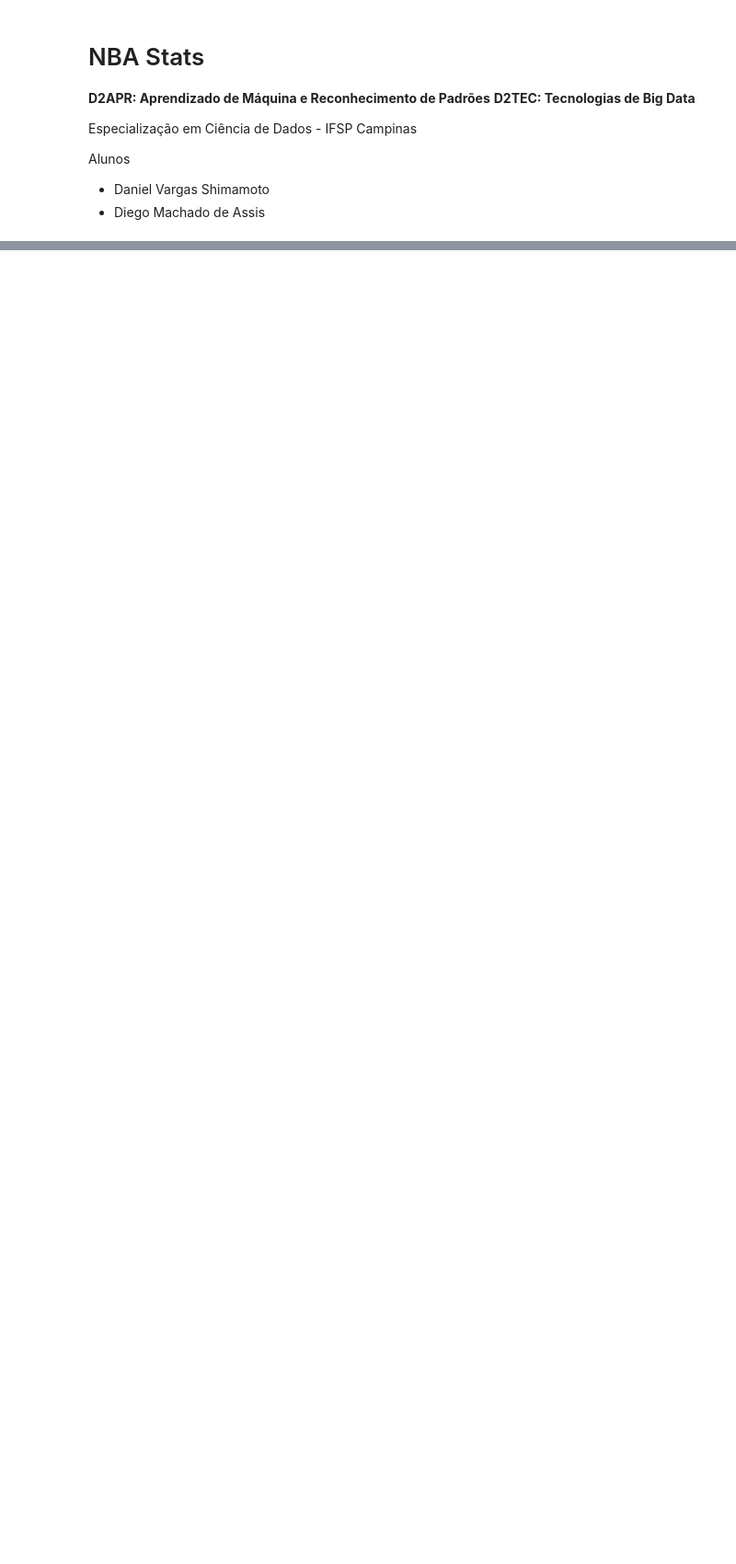
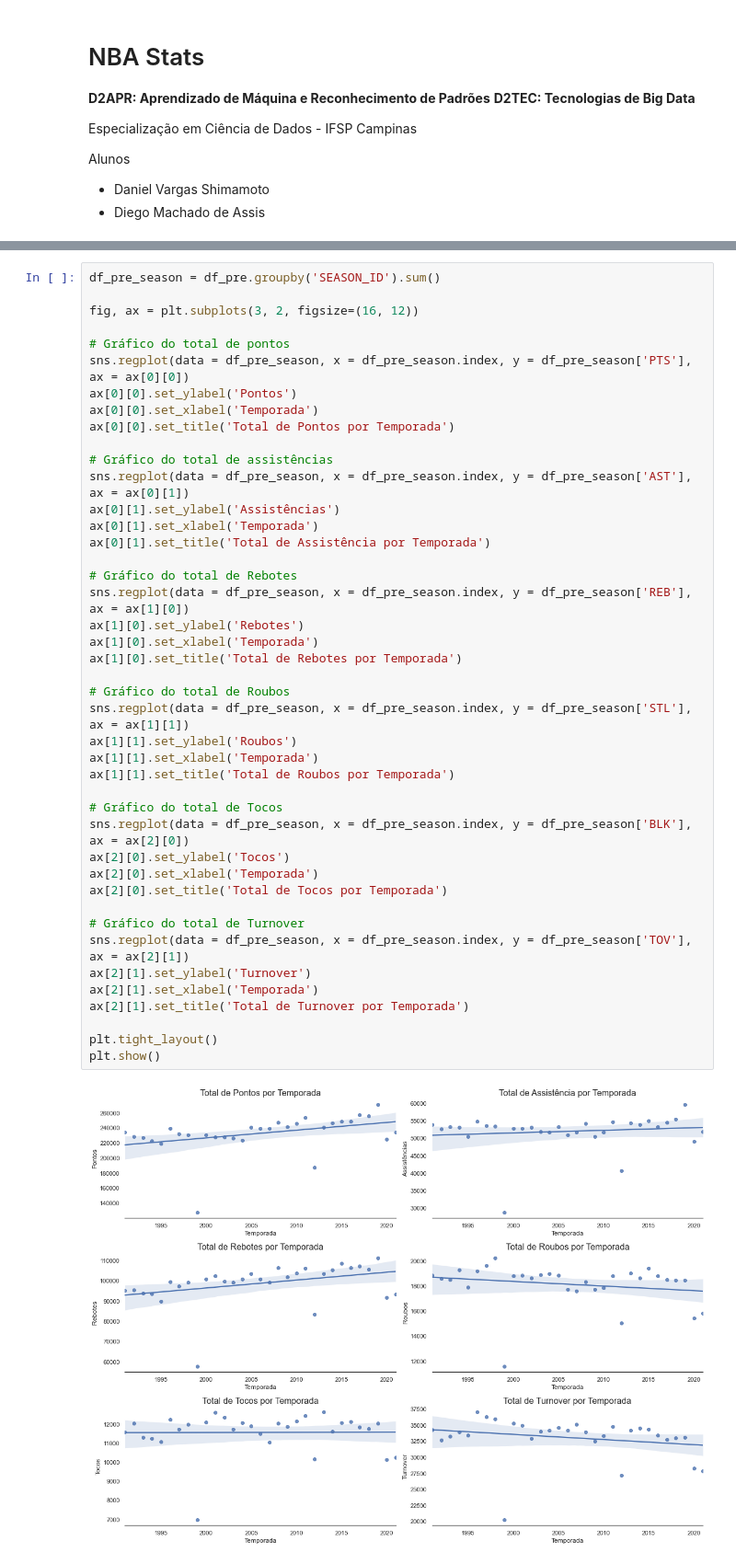
Before and after one commit to ciencia-dados-ifsp-grupo5/NBAstats, a Jupyter notebook: notebooks/NBAstats_data_analyse.ipynb, the cells around one changed output, grey strips where cells are left out. Shown: that part at 92% size. Saved outputs shown, nothing was run; the diff lists cells and outputs as text; blank space fills up the shorter version.

```diff
--- a/notebooks/NBAstats_data_analyse.ipynb
+++ b/notebooks/NBAstats_data_analyse.ipynb
@@ -105,0 +275,45 @@ Name: 0, dtype: object
+# %%
+df_pre_season = df_pre.groupby('SEASON_ID').sum()
+
+fig, ax = plt.subplots(3, 2, figsize=(16, 12))
+
+# Gráfico do total de pontos
+sns.regplot(data = df_pre_season, x = df_pre_season.index, y = df_pre_season['PTS'], ax = ax[0][0])
+ax[0][0].set_ylabel('Pontos')
+ax[0][0].set_xlabel('Temporada')
+ax[0][0].set_title('Total de Pontos por Temporada')
+
+# Gráfico do total de assistências
+sns.regplot(data = df_pre_season, x = df_pre_season.index, y = df_pre_season['AST'], ax = ax[0][1])
+ax[0][1].set_ylabel('Assistências')
+ax[0][1].set_xlabel('Temporada')
+ax[0][1].set_title('Total de Assistência por Temporada')
+
+# Gráfico do total de Rebotes
+sns.regplot(data = df_pre_season, x = df_pre_season.index, y = df_pre_season['REB'], ax = ax[1][0])
+ax[1][0].set_ylabel('Rebotes')
+ax[1][0].set_xlabel('Temporada')
+ax[1][0].set_title('Total de Rebotes por Temporada')
+
+# Gráfico do total de Roubos
+sns.regplot(data = df_pre_season, x = df_pre_season.index, y = df_pre_season['STL'], ax = ax[1][1])
+ax[1][1].set_ylabel('Roubos')
+ax[1][1].set_xlabel('Temporada')
+ax[1][1].set_title('Total de Roubos por Temporada')
+
+# Gráfico do total de Tocos
+sns.regplot(data = df_pre_season, x = df_pre_season.index, y = df_pre_season['BLK'], ax = ax[2][0])
+ax[2][0].set_ylabel('Tocos')
+ax[2][0].set_xlabel('Temporada')
+ax[2][0].set_title('Total de Tocos por Temporada')
+
+# Gráfico do total de Turnover
+sns.regplot(data = df_pre_season, x = df_pre_season.index, y = df_pre_season['TOV'], ax = ax[2][1])
+ax[2][1].set_ylabel('Turnover')
+ax[2][1].set_xlabel('Temporada')
+ax[2][1].set_title('Total de Turnover por Temporada')
+
+plt.tight_layout()
+plt.show()
+# %% [output]
+[figure, added]
```
Also changed, not shown: parts of 27 cells of this notebook.
